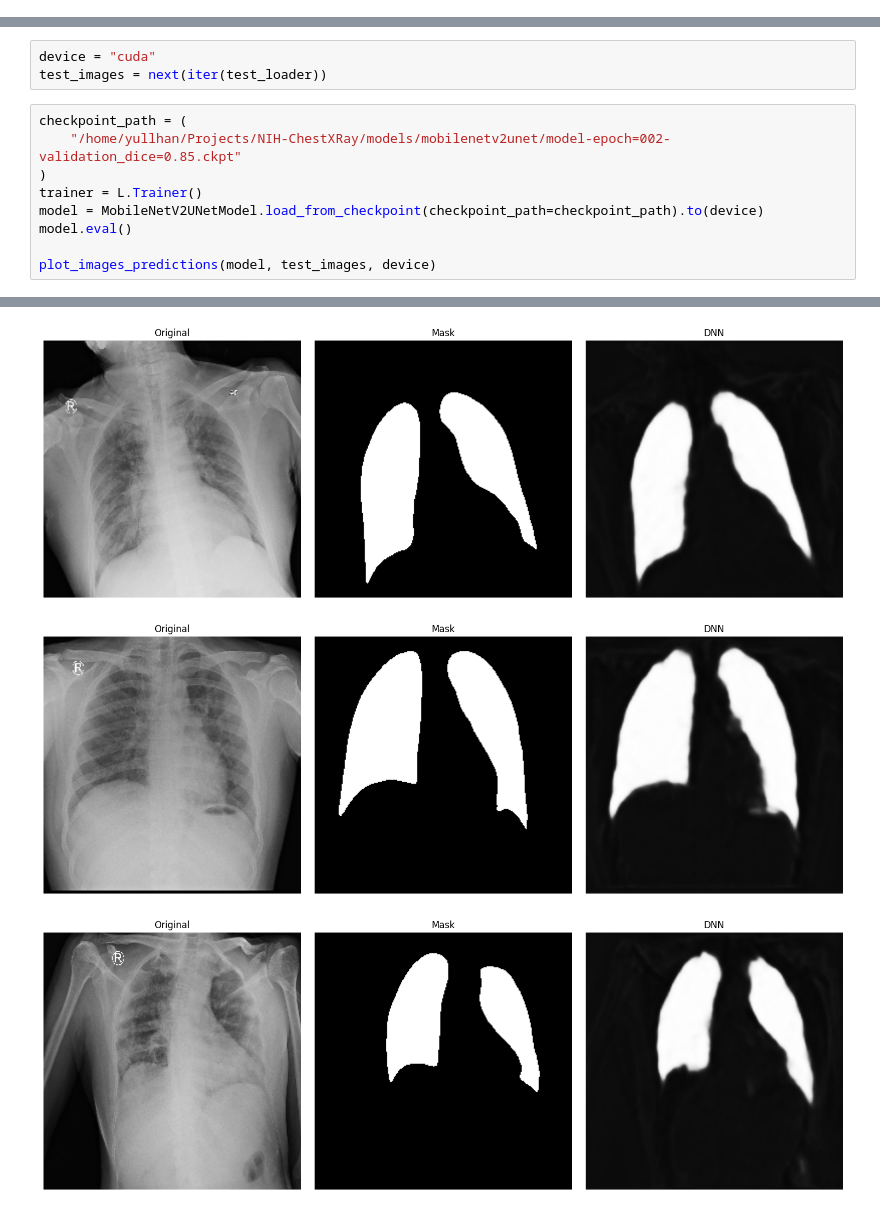
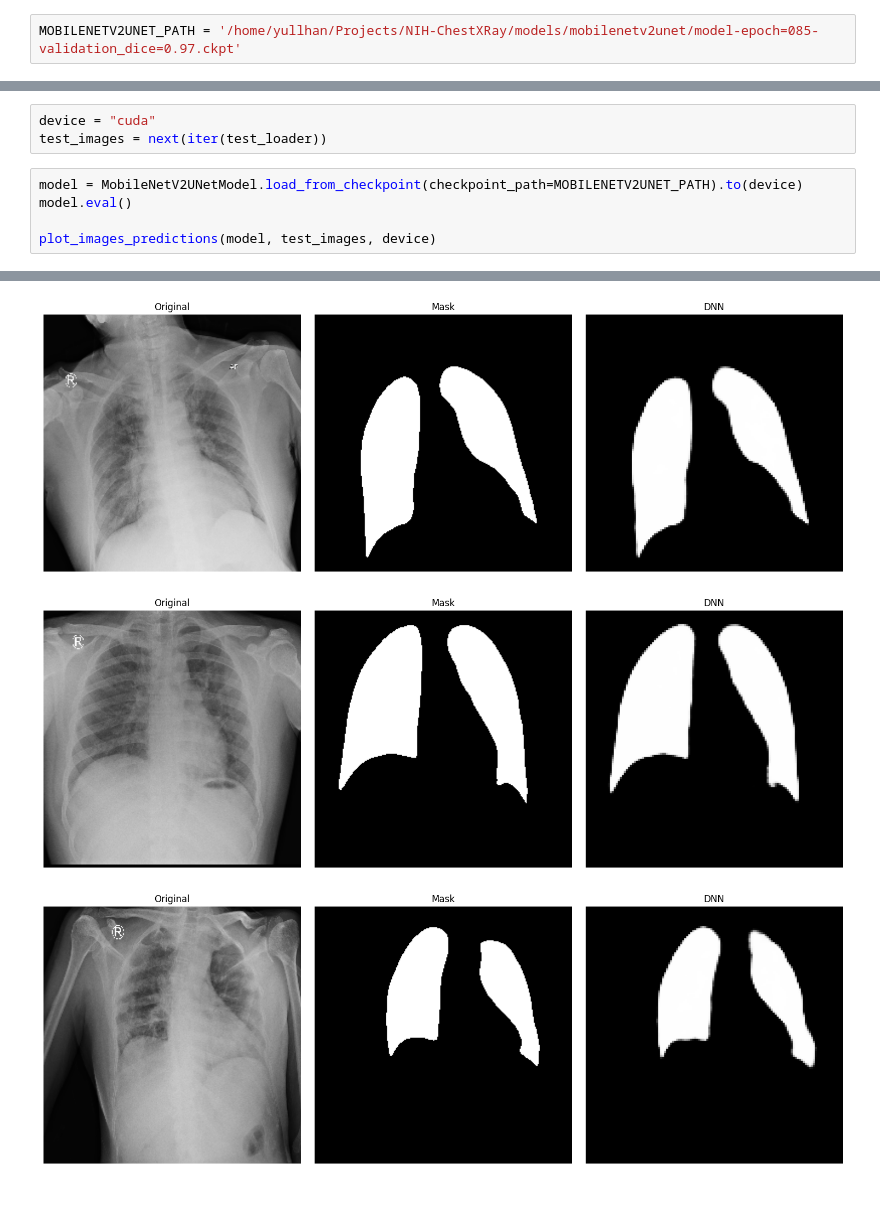
Before and after one commit to imonteiroyh/ChestXRayDNNs, a Jupyter notebook: notebooks/03_segmentation.ipynb, the cells around one changed output, grey strips where cells are left out. Cells and saved outputs as stored; diff of their text form.

Commit message:
add mobilenetv2unet model

```diff
--- a/notebooks/03_segmentation.ipynb
+++ b/notebooks/03_segmentation.ipynb
@@ -13,6 +13,8 @@ from torch.utils.data import DataLoader
 import pytorch_lightning as L
 
 os.chdir("..")
+# %%
+MOBILENETV2UNET_PATH = '/home/yullhan/Projects/NIH-ChestXRay/models/mobilenetv2unet/model-epoch=085-validation_dice=0.97.ckpt'
 # %%
 def plot_images_predictions(model, images, device="cuda"):
     inputs, targets = images
@@ -55,11 +57,7 @@ test_loader = DataLoader(
 device = "cuda"
 test_images = next(iter(test_loader))
 # %%
-checkpoint_path = (
-    "/home/yullhan/Projects/NIH-ChestXRay/models/mobilenetv2unet/model-epoch=002-validation_dice=0.85.ckpt"
-)
-trainer = L.Trainer()
-model = MobileNetV2UNetModel.load_from_checkpoint(checkpoint_path=checkpoint_path).to(device)
+model = MobileNetV2UNetModel.load_from_checkpoint(checkpoint_path=MOBILENETV2UNET_PATH).to(device)
 model.eval()
 
 plot_images_predictions(model, test_images, device)
@@ -72,4 +65,4 @@ HPU available: False, using: 0 HPUs
 [figure]
-[figure, old version]
+[figure, new version]
-[figure, old version]
+[figure, new version]
-[figure, old version]
+[figure, new version]
```
Also changed, not shown: parts of 1 cell of this notebook, 1 other file.
